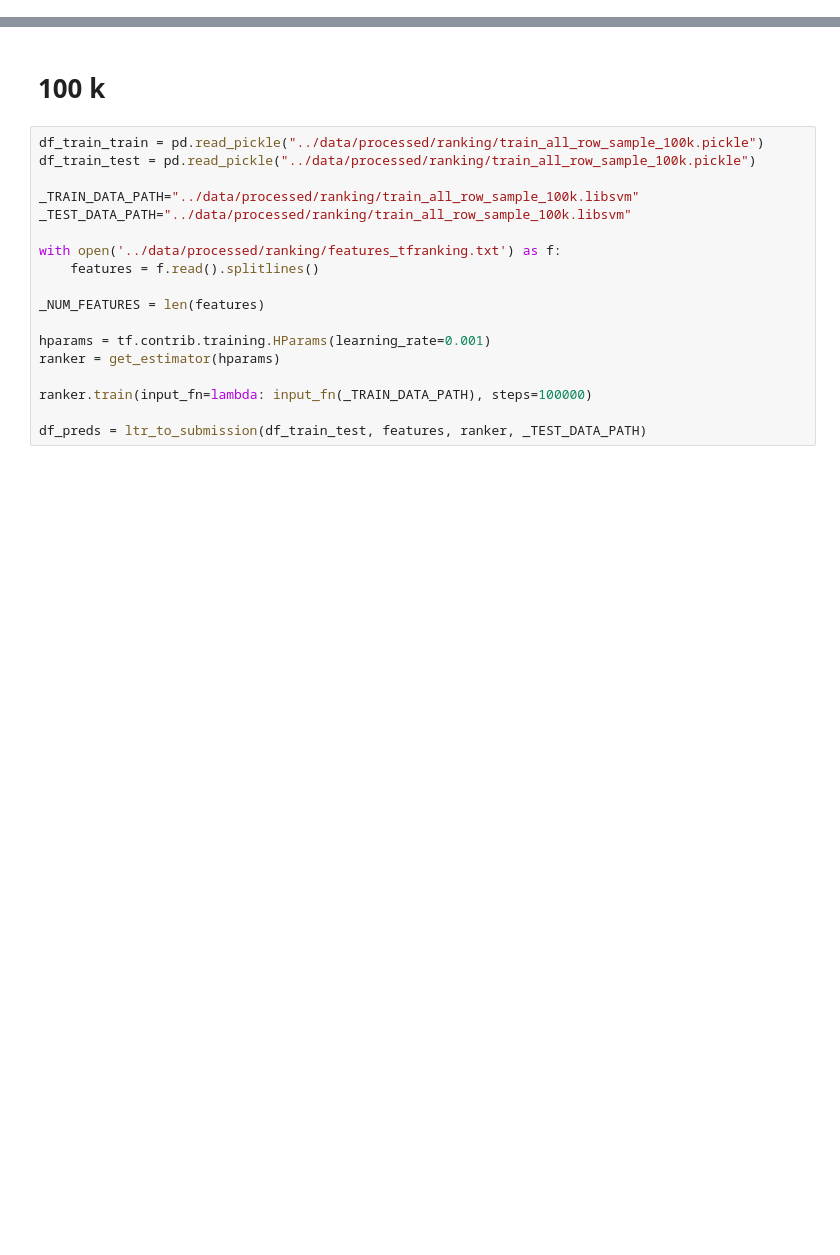
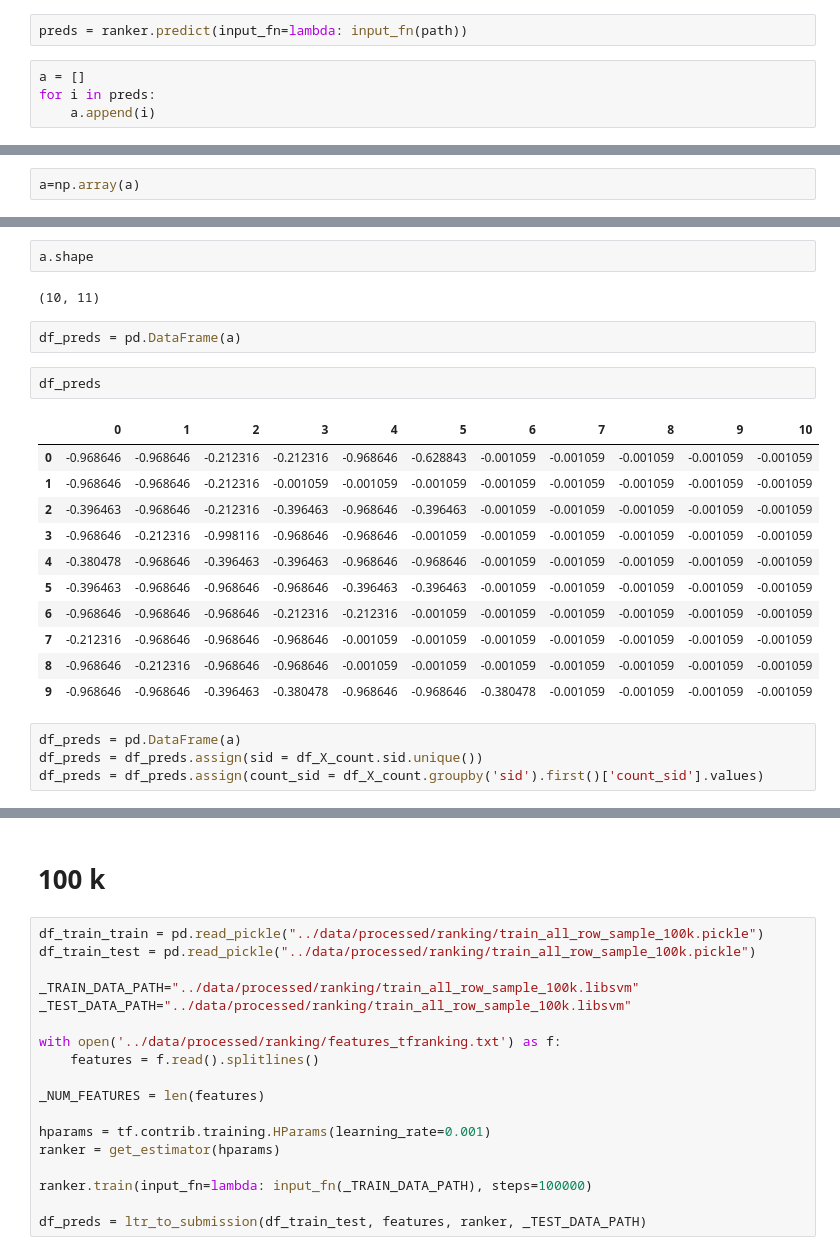
Before and after one commit to AlessandroVol23/kdd-cup-2019, a Jupyter notebook: notebooks/55_tfranking_mini_sample.ipynb, the cells around one changed output, grey strips where cells are left out. Saved outputs shown, nothing was run; the diff lists cells and outputs as text; blank space fills up the shorter version.

```diff
--- a/notebooks/55_tfranking_mini_sample.ipynb
+++ b/notebooks/55_tfranking_mini_sample.ipynb
@@ -268,0 +279,6 @@ INFO:tensorflow:Use gr
+# %%
+preds = ranker.predict(input_fn=lambda: input_fn(path))
+# %%
+a = []
+for i in preds:
+    a.append(i)
@@ -268,0 +312,2 @@ INFO:tensorflow:Use gr
+# %%
+a=np.array(a)
@@ -268,0 +372,24 @@ INFO:tensorflow:Use gr
+# %%
+a.shape
+# %% [output]
+(10, 11)
+# %%
+df_preds = pd.DataFrame(a)
+# %%
+df_preds
+# %% [output]
+|  | 0 | 1 | 2 | 3 | 4 | 5 | 6 | 7 | 8 | 9 | 10 |
+| 0 | -0.968646 | -0.968646 | -0.212316 | -0.212316 | -0.968646 | -0.628843 | -0.001059 | -0.001059 | -0.001059 | -0.001059 | -0.001059 |
+| 1 | -0.968646 | -0.968646 | -0.212316 | -0.001059 | -0.001059 | -0.001059 | -0.001059 | -0.001059 | -0.001059 | -0.001059 | -0.001059 |
+| 2 | -0.396463 | -0.968646 | -0.212316 | -0.396463 | -0.968646 | -0.396463 | -0.001059 | -0.001059 | -0.001059 | -0.001059 | -0.001059 |
+| 3 | -0.968646 | -0.212316 | -0.998116 | -0.968646 | -0.968646 | -0.001059 | -0.001059 | -0.001059 | -0.001059 | -0.001059 | -0.001059 |
+| 4 | -0.380478 | -0.968646 | -0.396463 | -0.396463 | -0.968646 | -0.968646 | -0.001059 | -0.001059 | -0.001059 | -0.001059 | -0.001059 |
+| 5 | -0.396463 | -0.968646 | -0.968646 | -0.968646 | -0.396463 | -0.396463 | -0.001059 | -0.001059 | -0.001059 | -0.001059 | -0.001059 |
+| 6 | -0.968646 | -0.968646 | -0.968646 | -0.212316 | -0.212316 | -0.001059 | -0.001059 | -0.001059 | -0.001059 | -0.001059 | -0.001059 |
+| 7 | -0.212316 | -0.968646 | -0.968646 | -0.968646 | -0.001059 | -0.001059 | -0.001059 | -0.001059 | -0.001059 | -0.001059 | -0.001059 |
+| 8 | -0.968646 | -0.212316 | -0.968646 | -0.968646 | -0.001059 | -0.001059 | -0.001059 | -0.001059 | -0.001059 | -0.001059 | -0.001059 |
+| 9 | -0.968646 | -0.968646 | -0.396463 | -0.380478 | -0.968646 | -0.968646 | -0.380478 | -0.001059 | -0.001059 | -0.001059 | -0.001059 |
+# %%
+df_preds = pd.DataFrame(a)
+df_preds = df_preds.assign(sid = df_X_count.sid.unique())
+df_preds = df_preds.assign(count_sid = df_X_count.groupby('sid').first()['count_sid'].values)
```
Also changed, not shown: parts of 28 cells of this notebook.
